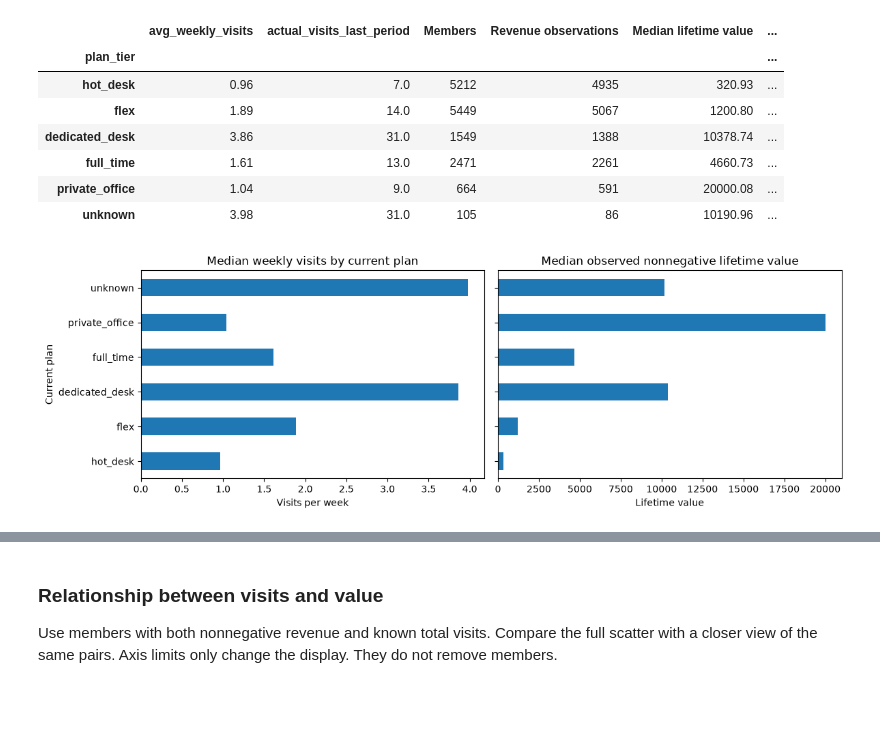
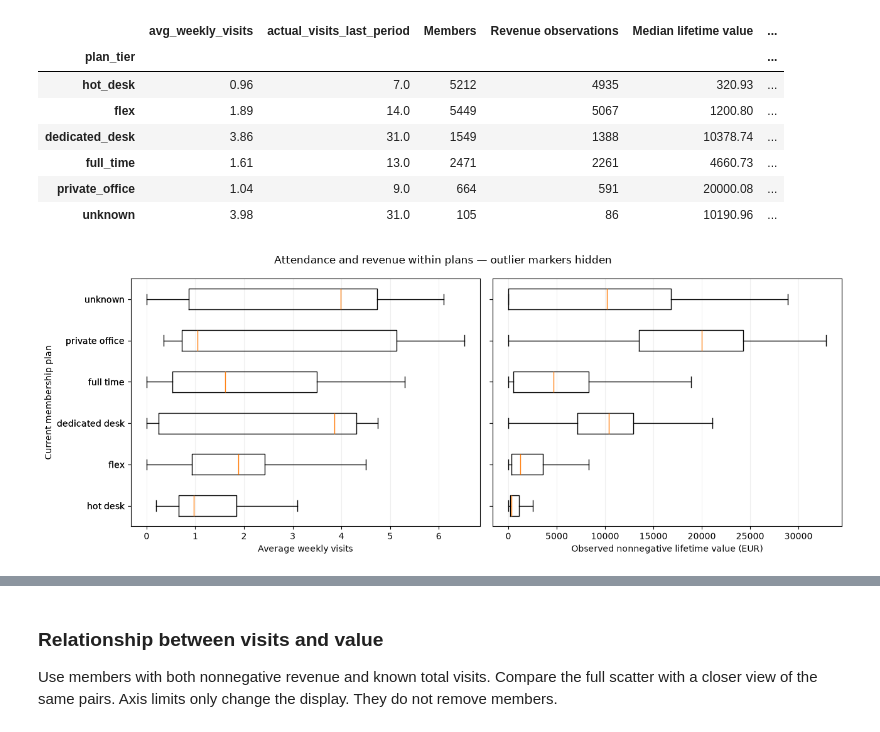
Before and after one commit to fradejoao/dataminingproject, a Jupyter notebook: notebooks/GroupXX_EDA_Code.ipynb, the cells around one changed output, grey strips where cells are left out. Drawn from its saved outputs; the diff is of its cells as text; code cells hidden in the pictures; blank space fills up the shorter version.

```diff
--- a/notebooks/GroupXX_EDA_Code.ipynb
+++ b/notebooks/GroupXX_EDA_Code.ipynb
@@ -792,16 +795,28 @@ plan_summary.round(2)
 | private_office | 1.04 | 9.0 | 664 | 591 | 20000.08 | ... |
 | unknown | 3.98 | 31.0 | 105 | 86 | 10190.96 | ... |
 # %%
-fig, axes = plt.subplots(1, 2, figsize=(12, 4), sharey=True)
-plan_summary["avg_weekly_visits"].plot.barh(ax=axes[0])
-axes[0].set_title("Median weekly visits by current plan")
-axes[0].set_xlabel("Visits per week")
-plan_summary["Median lifetime value"].plot.barh(ax=axes[1])
-axes[1].set_title("Median observed nonnegative lifetime value")
-axes[1].set_xlabel("Lifetime value")
-axes[0].set_ylabel("Current plan")
+plan_labels = [plan.replace("_", " ") for plan in plan_order]
+fig, axes = plt.subplots(1, 2, figsize=(13, 5), sharey=True)
+
+for ax, data, column, label in [
+    (axes[0], df, "avg_weekly_visits", "Average weekly visits"),
+    (axes[1], revenue_data, "lifetime_value", "Observed nonnegative lifetime value (EUR)")
+]:
+    values_by_plan = [
+        data.loc[data["plan_tier"] == plan, column].dropna()
+        for plan in plan_order
+    ]
+    ax.boxplot(
+        values_by_plan, orientation="horizontal",
+        tick_labels=plan_labels, showfliers=False
+    )
+    ax.set_xlabel(label)
+    ax.grid(axis="x", alpha=0.2)
+
+axes[0].set_ylabel("Current membership plan")
+fig.suptitle("Attendance and revenue within plans — outlier markers hidden")
 plt.tight_layout()
 plt.show()
 # %% [output]
-[figure, old version]
+[figure, new version]
 # %% [markdown]
```
Also changed, not shown: parts of 22 cells of this notebook, 2 other files.
